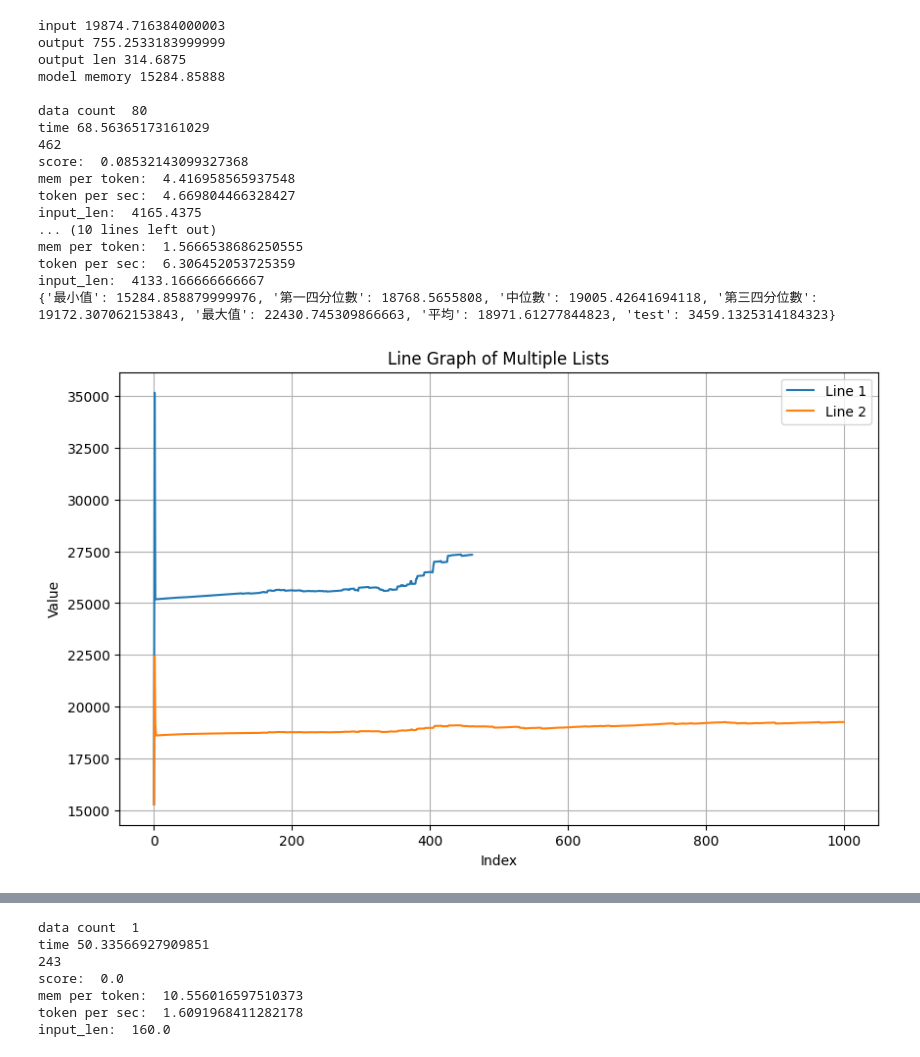
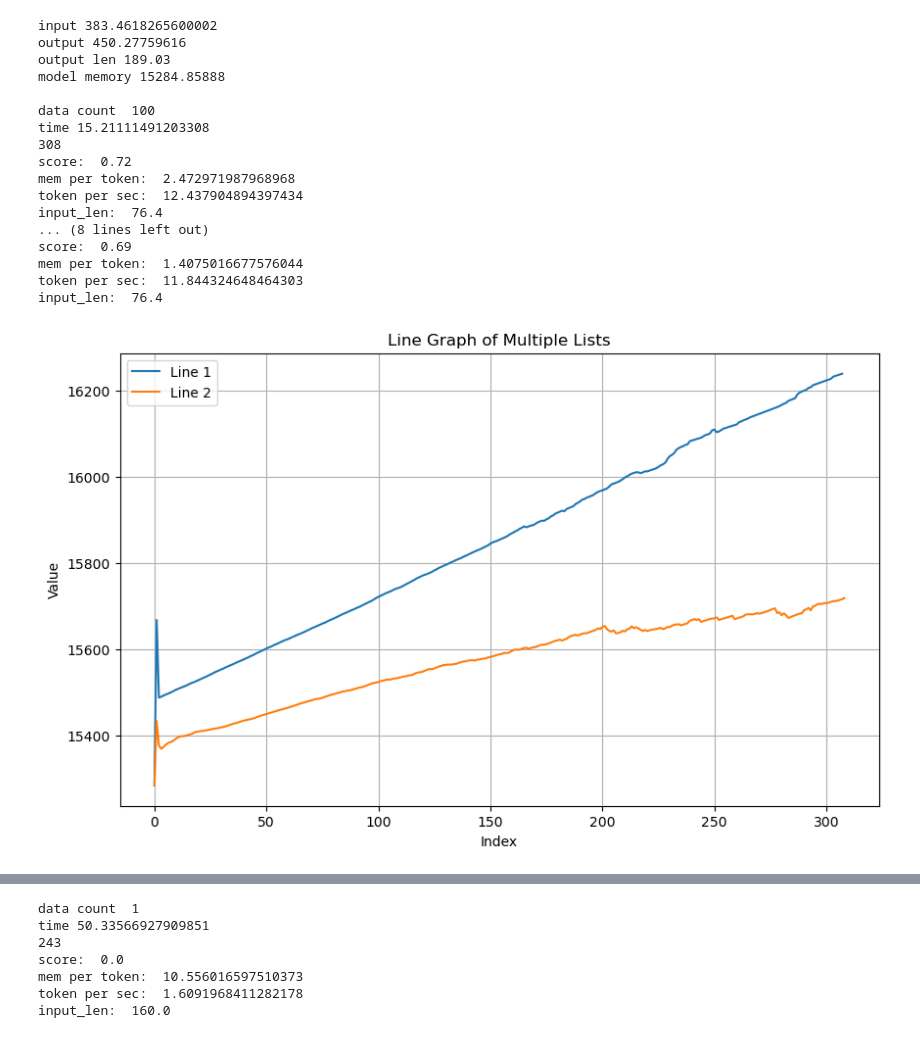
Before and after one commit to brian030128/tridecode, a Jupyter notebook: reproduction/visualization.ipynb, the cells around one changed output, grey strips where cells are left out. Saved outputs shown, nothing was run; the diff lists cells and outputs as text; code cells hidden in the pictures.

```diff
--- a/reproduction/visualization.ipynb
+++ b/reproduction/visualization.ipynb
@@ -138,18 +2,6 @@ def load_qasper() -> datasets.Dataset:
 import json
 from typing import List
 import matplotlib.pyplot as plt
-
-task_type = "QSUM"
-
-match task_type:
-    case "HUMAN_EVAL":
-        ds = load_human_eval()
-    case "SUM":
-        ds = load_cnn_sum()
-    case "QASPER":
-        ds = load_qasper()
-    case "QSUM":
-        ds = load_qsum()
 
 
 def calculate_avg_memory(path: str) -> List[float]:
@@ -181,12 +33,7 @@ def calculate_avg_memory(path: str) -> List[float]:
             model_memory = 15284.85888
             output_len.append(data["output_len"])
 
-            rouge = rouge_scorer.RougeScorer(['rougeL'], use_stemmer=True)
-
-            score = rouge.score(data["output"], ds[i]['answer'])['rougeL'].fmeasure
-            #_, _, F1 = bert_scorer([data["output"]], [ds[i]['answer']], lang="en", verbose=True)
-
-            scores.append(score)
+            scores.append( 1 if int(data["score"]) > 0 else 0 )
             token_lengths.append(len(memory_usage))
             #differences = [usage for usage in memory_usage]
             differences = [usage for usage in memory_usage]
@@ -236,7 +83,6 @@ def calculate_avg_memory(path: str) -> List[float]:
                 count += 1
         avg_mem.append(total/count)
     w = avg_mem[:largest].copy()
-    print(calculate_box_stats(w))
     return avg_mem
 
 def plot(lines: List[List[float]]):
@@ -323,26 +188,28 @@ input_len:  4133.166666666667
 # %%
-origin_avg = calculate_avg_memory(f'/work/u4320956/tree_decoding/benchmark/out/origin/{task_type}/3_1000.jsonl')
-tree_avg = calculate_avg_memory(f'/work/u4320956/tree_decoding/benchmark/out/tree/{task_type}/3_1000.jsonl')
+import os
+
+origin_avg = calculate_avg_memory(f'{os.getcwd()}/final_out/{model_type.name}/origin/{task_type.name}/3_1000.jsonl')
+tree_avg = calculate_avg_memory(f'{os.getcwd()}/final_out/{model_type.name}/tree/{task_type.name}/3_1000.jsonl')
 
 plot([origin_avg, tree_avg, ])
 write_csvs(f"3_{task_type}.csv",origin_avg, tree_avg)
 # %% [output]
-input 19874.716384000003
-output 755.2533183999999
-output len 314.6875
+input 383.4618265600002
+output 450.27759616
+output len 189.03
 model memory 15284.85888
 
-data count  80
-time 68.56365173161029
-462
-score:  0.08532143099327368
-mem per token:  4.416958565937548
-token per sec:  4.669804466328427
-input_len:  4165.4375
-... (10 lines left out)
-mem per token:  1.5666538686250555
-token per sec:  6.306452053725359
-input_len:  4133.166666666667
-{'最小值': 15284.858879999976, '第一四分位數': 18768.5655808, '中位數': 19005.42641694118, '第三四分位數': 19172.307062153843, '最大值': 22430.745309866663, '平均': 18971.61277844823, 'test': 3459.1325314184323}
+data count  100
+time 15.21111491203308
+308
+score:  0.72
+mem per token:  2.472971987968968
+token per sec:  12.437904894397434
+input_len:  76.4
+... (8 lines left out)
+score:  0.69
+mem per token:  1.4075016677576044
+token per sec:  11.844324648464303
+input_len:  76.4
-[figure, old version]
+[figure, new version]
 # %%
```
Also changed, not shown: parts of 6 cells of this notebook, 18 other files.
